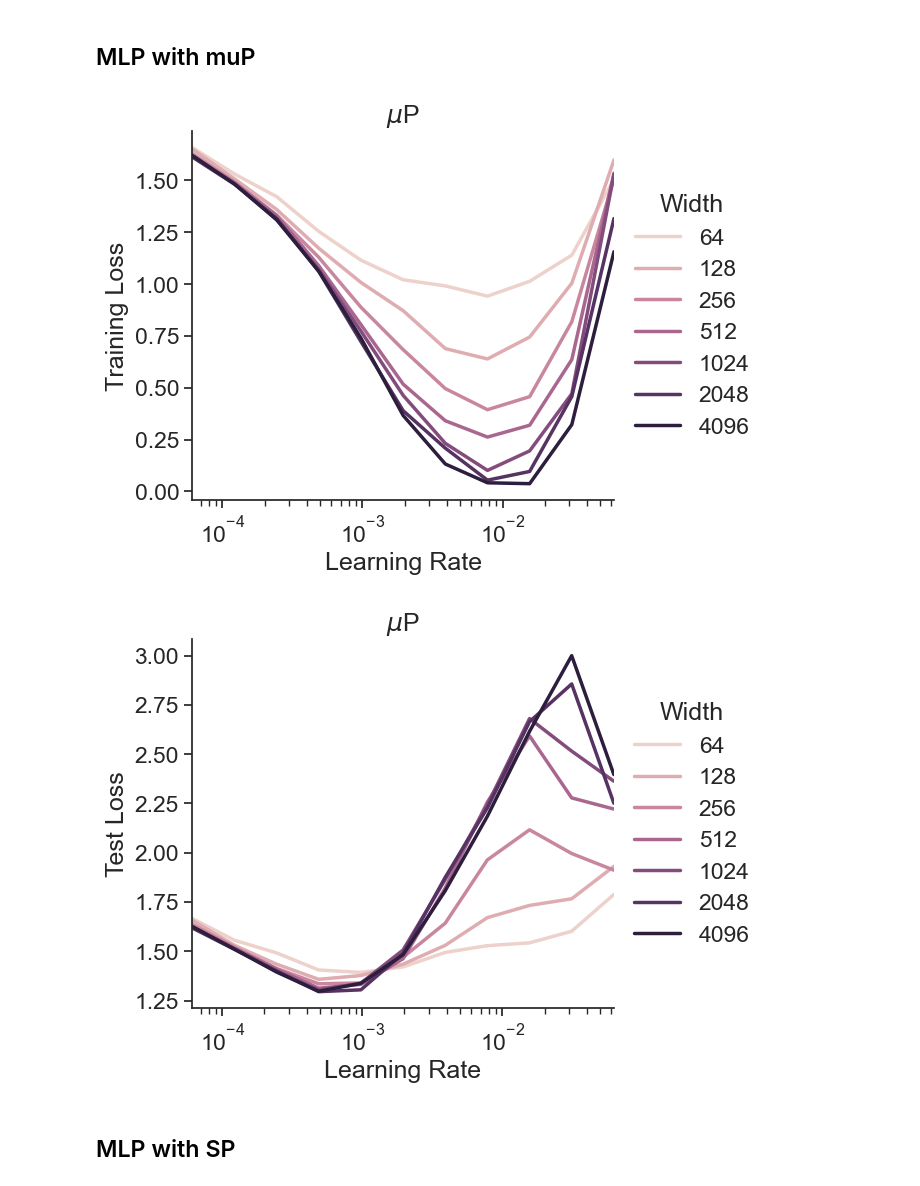
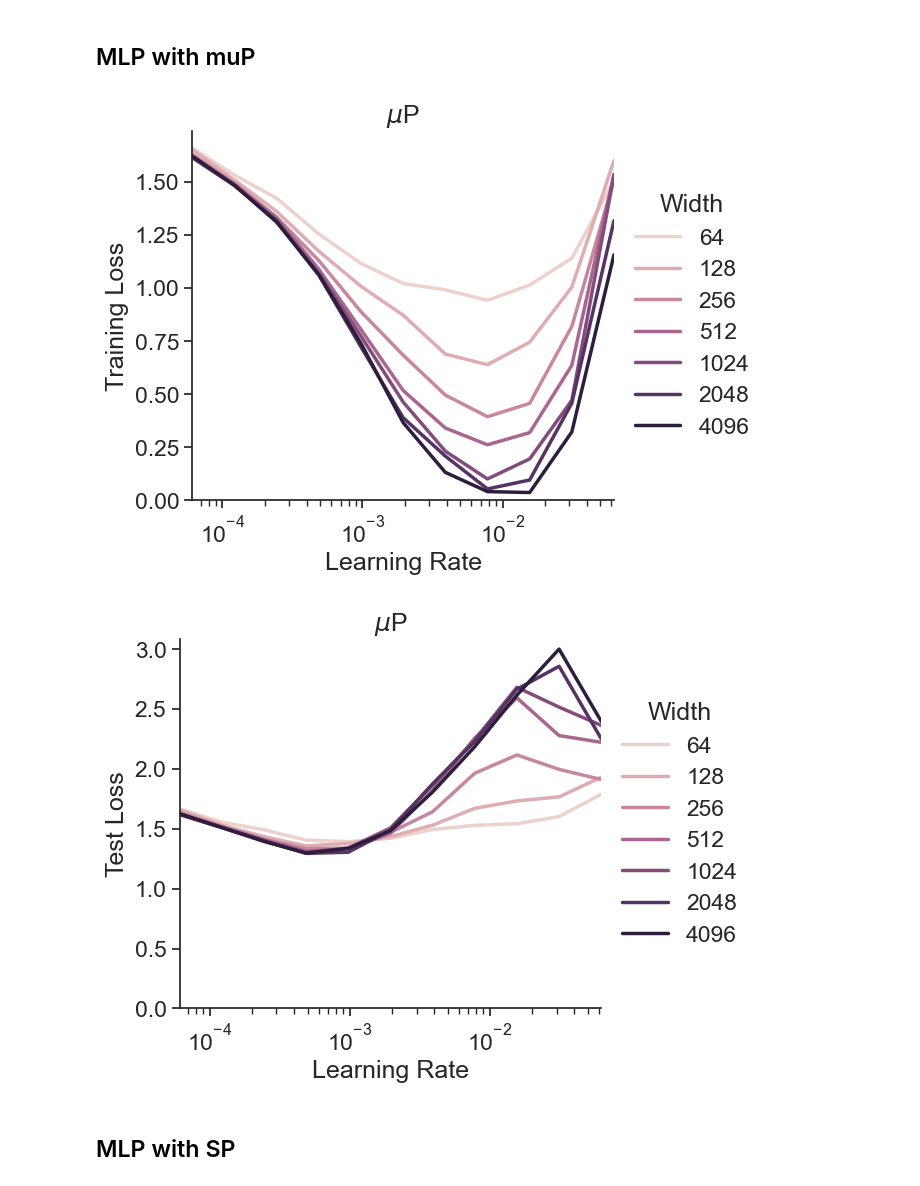
Before and after one commit to BrunoKM/tensor-reprogram, a Jupyter notebook: plots/hyperparam_vs_scale_alignment.ipynb, the cells around one changed output. Drawn from its saved outputs; the diff is of its cells as text; code cells hidden in the pictures.

```diff
--- a/plots/hyperparam_vs_scale_alignment.ipynb
+++ b/plots/hyperparam_vs_scale_alignment.ipynb
@@ -135,6 +135,7 @@ ax = sns.lineplot(data=mlp_runs_df, x='config.optimization.lr', y='summary.train
 ax.set_xscale('log')
 ax.set(xlabel="Learning Rate", ylabel="Training Loss", title='$\mu$P')
 ax.set_xlim(min(mlp_runs_df["config.optimization.lr"]), max(mlp_runs_df["config.optimization.lr"]))
+ax.set_ylim(0, None)
 sns.despine(ax=ax)
 width_legend_on_side(ax)
 fig = ax.get_figure()
@@ -142,20 +143,21 @@ filename = "mlp_mup_train"
 fig.savefig(f"figures/{filename}.pdf", bbox_inches='tight')
 fig.savefig(f"figures/{filename}.png", bbox_inches='tight')
 # %% [output]
-[figure, old version]
+[figure, new version]
 # %%
 ax = sns.lineplot(data=mlp_runs_df, x='config.optimization.lr', y='summary.test.loss', hue='width', hue_norm=matplotlib.colors.LogNorm(), legend="full")
 ax.set_xscale('log')
 ax.set(xlabel="Learning Rate", ylabel="Test Loss", title='$\mu$P')
 ax.set_xlim(min(mlp_runs_df["config.optimization.lr"]), max(mlp_runs_df["config.optimization.lr"]))
+ax.set_ylim(0, None)
 sns.despine(ax=ax)
 width_legend_on_side(ax)
 fig = ax.get_figure()
 filename = "mlp_mup_test"
 fig.savefig(f"figures/{filename}.pdf", bbox_inches='tight')
 fig.savefig(f"figures/{filename}.png", bbox_inches='tight')
 # %% [output]
-[figure, old version]
+[figure, new version]
 # %% [markdown]
 ## MLP with SP
 # %%
```
Also changed, not shown: parts of 8 cells of this notebook, 4 other files.
